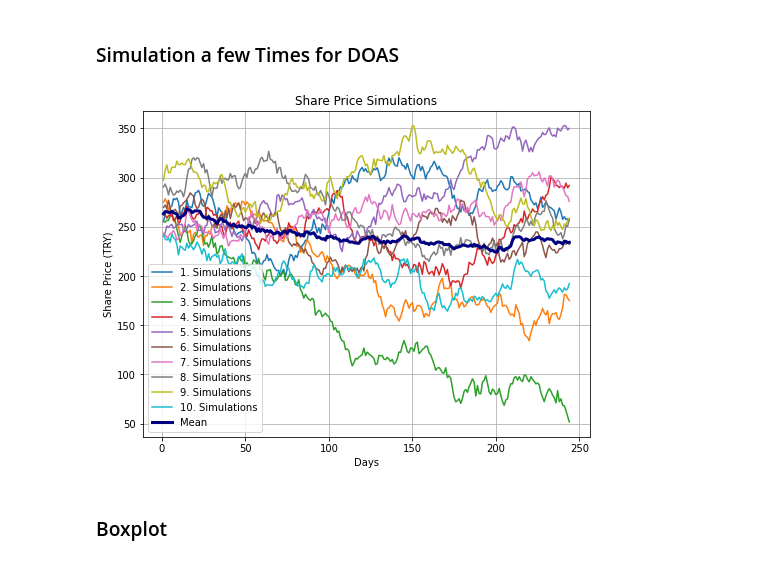
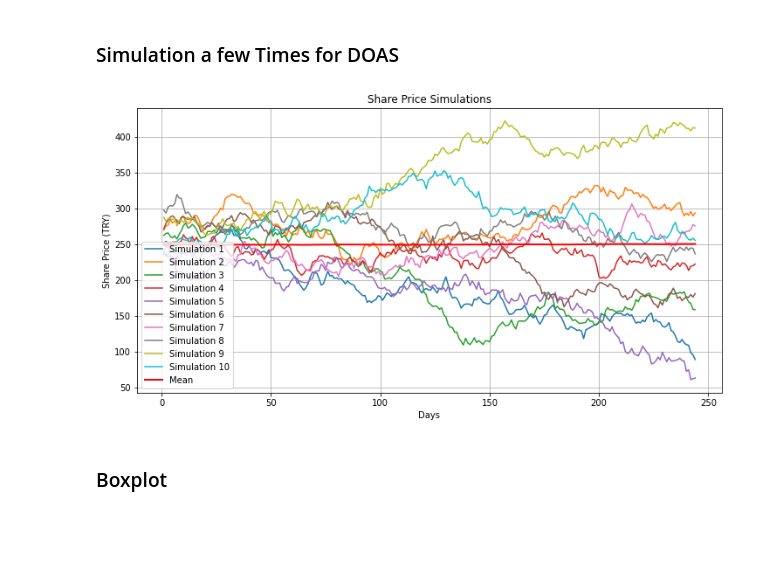
Before and after one commit to mehmetsiddik/MCS-in-stock-price-forecasting, a Jupyter notebook: MCS_in_stock_price_forecasting.ipynb, the cells around one changed output. Saved outputs shown, nothing was run; the diff lists cells and outputs as text; code cells hidden in the pictures; blank space fills up the shorter version.

```diff
--- a/MCS_in_stock_price_forecasting.ipynb
+++ b/MCS_in_stock_price_forecasting.ipynb
@@ -85,44 +87,3 @@ plt.show()  # Display the histogram
 [figure]
 # %% [markdown]
 ### Simulation a few Times for DOAS
-# %%
-# Set random seed for reproducibility
-np.random.seed(0)
-
-# Define x-axis: days from 1 to 244
-days = np.arange(1, 245)
-
-# Generate random initial values between 200 and 300
-initial_values = np.random.uniform(200, 300, 10)
-
-# Create 10 simulations with random fluctuations
-simulations = [
-    initial_values[i] + np.cumsum(np.random.normal(0, 5, len(days))) for i in range(10)
-]
-
-# Calculate the average across all simulations
-average = np.mean(simulations, axis=0)
-
-# Plot all simulations with unique colors
-plt.figure(figsize=(8, 6))
-for i, sim in enumerate(simulations):
-    plt.plot(days, sim, label=f"{i + 1}. Simulations")
-
-# Plot the average line with a distinct color and thicker linewidth
-plt.plot(days, average, label="Mean", linewidth=3, color="navy")
-
-# Add axis labels and title
-plt.xlabel("Days")
-plt.ylabel("Share Price (TRY)")
-plt.title("Share Price Simulations")
-
-# Add legend with best placement
-plt.legend(loc="best")
-
-# Enable grid for better readability
-plt.grid(True)
-
-# Display the plot
-plt.show()
-# %% [output]
-[figure, removed]
@@ -129,3 +95,38 @@ plt.show()
+# %%
+# Set random seed for reproducibility
+np.random.seed(0)
+
+# Define x-axis: days from 1 to 244
+days = np.arange(1, 245)
+
+# Generate 10,000 random initial values between 200 and 300
+initial_values = np.random.uniform(200, 300, 10000)
+
+# Create 10,000 simulations with cumulative sums and random fluctuations
+simulations = [
+    initial_values[i] + np.cumsum(np.random.normal(0, 5, len(days))) for i in range(10000)
+]
+
+# Calculate the average across all simulations
+average = np.mean(simulations, axis=0)
+
+# Plot the results
+plt.figure(figsize=(12, 6))
+for i in range(10):  # Plot only the first 10 simulations to avoid clutter
+    plt.plot(days, simulations[i], label=f"Simulation {i+1}")
+
+# Plot the average line
+plt.plot(days, average, label="Mean", color="red", linewidth=2)
+
+# Add labels and legend
+plt.xlabel("Days")
+plt.ylabel("Share Price (TRY)")
+plt.title("Share Price Simulations")
+plt.legend(loc="best")
+plt.grid(True)
+plt.show()
+# %% [output]
+[figure, added]
 # %% [markdown]
 ### Boxplot
 # %%
```
Also changed, not shown: parts of 25 cells of this notebook.
